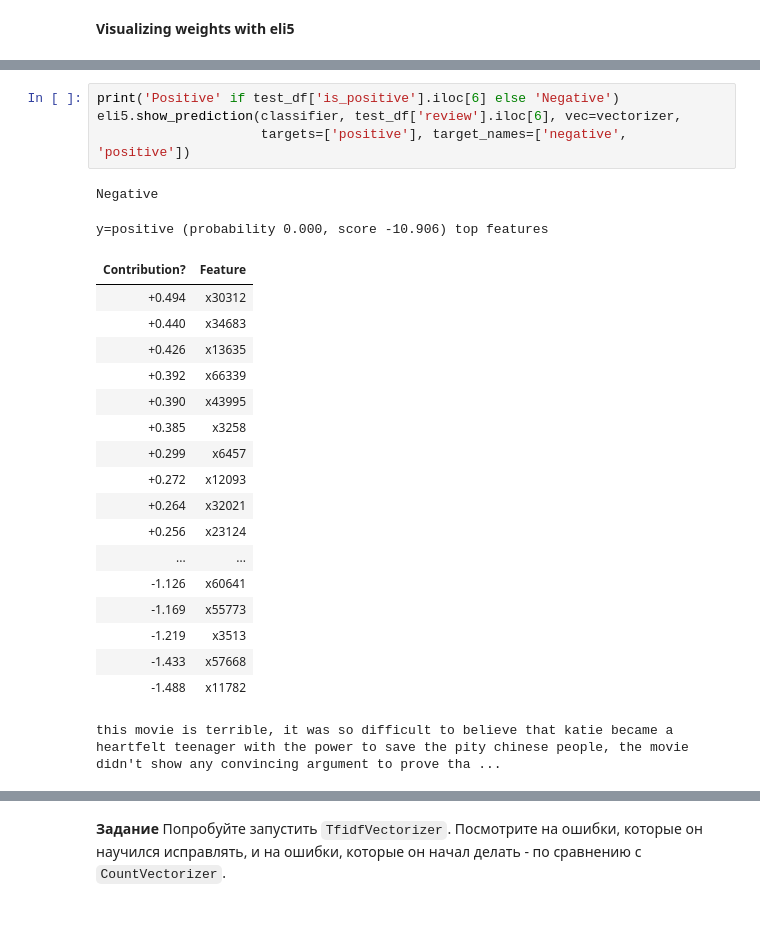
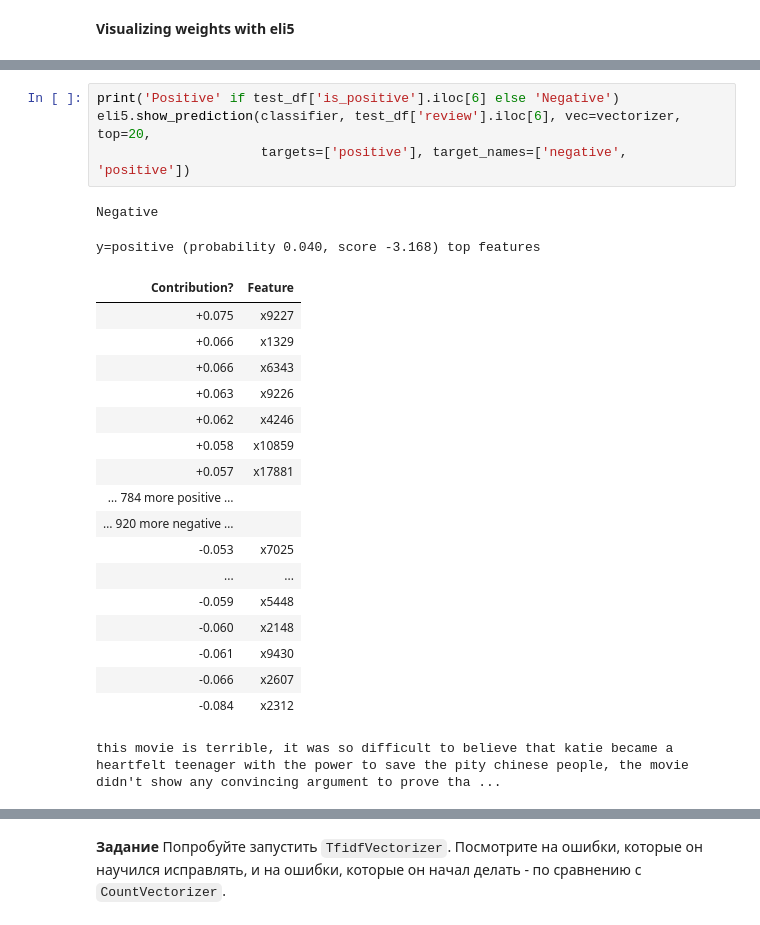
Before and after one commit to aldalinde/NLP_HW_GB, a Jupyter notebook: Aldalinde_NLP_HW_06.ipynb, the cells around one changed output, grey strips where cells are left out. Saved outputs shown, nothing was run; the diff lists cells and outputs as text.

```diff
--- a/Aldalinde_NLP_HW_06.ipynb
+++ b/Aldalinde_NLP_HW_06.ipynb
@@ -218,28 +218,28 @@ y=positive (probability 1.000, score 18.914) top features
 this is both an entertaining and a touching version of the classic tale, also quite intelligent, not of the 'me tarzan, you jane' school at all. it's the famous story of a child reared to manhood in t ...
 # %%
 print('Positive' if test_df['is_positive'].iloc[6] else 'Negative')
-eli5.show_prediction(classifier, test_df['review'].iloc[6], vec=vectorizer,
+eli5.show_prediction(classifier, test_df['review'].iloc[6], vec=vectorizer, top=20,
                      targets=['positive'], target_names=['negative', 'positive'])
 # %% [output]
 Negative
-y=positive (probability 0.000, score -10.906) top features
+y=positive (probability 0.040, score -3.168) top features
 | Contribution? | Feature |
-| +0.494 | x30312 |
-| +0.440 | x34683 |
-| +0.426 | x13635 |
-| +0.392 | x66339 |
-| +0.390 | x43995 |
-| +0.385 | x3258 |
-| +0.299 | x6457 |
-| +0.272 | x12093 |
-| +0.264 | x32021 |
-| +0.256 | x23124 |
+| +0.075 | x9227 |
+| +0.066 | x1329 |
+| +0.066 | x6343 |
+| +0.063 | x9226 |
+| +0.062 | x4246 |
+| +0.058 | x10859 |
+| +0.057 | x17881 |
+| … 784 more positive … |  |
+| … 920 more negative … |  |
+| -0.053 | x7025 |
 | ... | ... |
-| -1.126 | x60641 |
-| -1.169 | x55773 |
-| -1.219 | x3513 |
-| -1.433 | x57668 |
-| -1.488 | x11782 |
+| -0.059 | x5448 |
+| -0.060 | x2148 |
+| -0.061 | x9430 |
+| -0.066 | x2607 |
+| -0.084 | x2312 |
 this movie is terrible, it was so difficult to believe that katie became a heartfelt teenager with the power to save the pity chinese people, the movie didn't show any convincing argument to prove tha ...
 # %%
 import numpy as np
```
Also changed, not shown: parts of 14 cells of this notebook.
